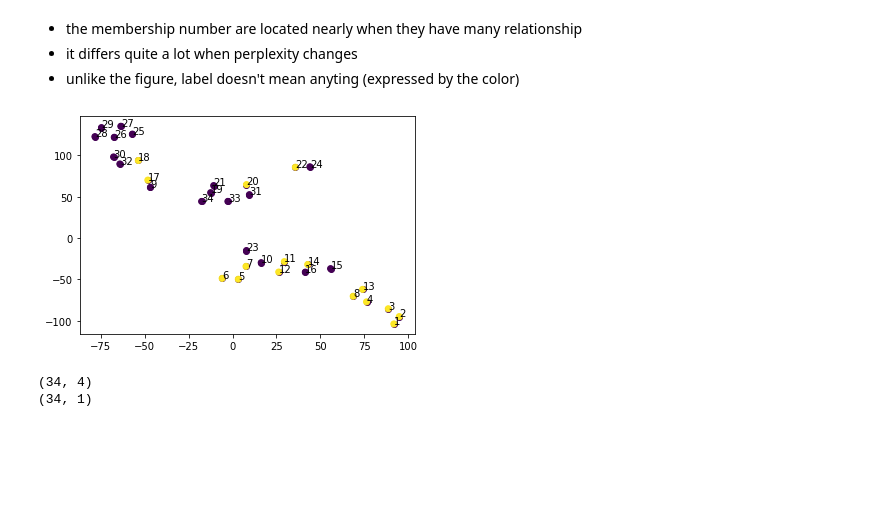
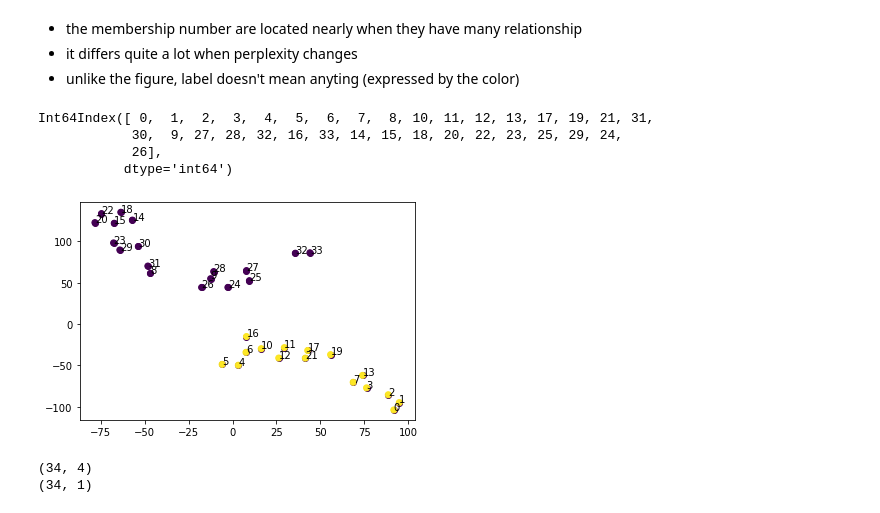
Before and after one commit to hyeonggulim/NLP, a Jupyter notebook: assignment 7 (matrix factorization) - (2021311558 hyeonggulim).ipynb, the cells around one changed output. Drawn from its saved outputs; the diff is of its cells as text; code cells hidden in the pictures; blank space fills up the shorter version.

```diff
--- a/assignment 7 (matrix factorization) - (2021311558 hyeonggulim).ipynb
+++ b/assignment 7 (matrix factorization) - (2021311558 hyeonggulim).ipynb
@@ -75,24 +75,38 @@ plt.plot(loss_list)
 - unlike the figure, label doesn't mean anyting (expressed by the color)
 # %%
 ans = np.dot(adj,P.T)
+# %%
+node_number
+# %% [output]
+Int64Index([ 0,  1,  2,  3,  4,  5,  6,  7,  8, 10, 11, 12, 13, 17, 19, 21, 31,
+            30,  9, 27, 28, 32, 16, 33, 14, 15, 18, 20, 22, 23, 25, 29, 24,
+            26],
+           dtype='int64')
+# %%
+node_number
+label
+label_fix = []
+for i in node_number:
+    tem = label[i]
+    label_fix.append(tem)
 # %%
 import matplotlib.pyplot as plt
 from sklearn.manifold import TSNE
 
 model = TSNE(learning_rate=100,perplexity=5)
 transformed = model.fit_transform(ans)
 xs = transformed[:,0]
 ys = transformed[:,1]
 
 for i in range(len(xs)):
-    plt.scatter(xs[i],ys[i],c = node_number[i])
-    plt.text(xs[i],ys[i],i+1)
-plt.scatter(xs,ys,c=label)
+    plt.scatter(xs[i],ys[i],c = np.array(34))
+    plt.text(xs[i],ys[i],node_number[i])
+plt.scatter(xs,ys,c=label_fix)
 #plt.text(xs,ys)
 
 plt.show()
 # %% [output]
-[figure, old version]
+[figure, new version]
 # %%
 # define data_x, label y
 x_data = ans
```
Also changed, not shown: parts of 4 cells of this notebook, 1 other file.
